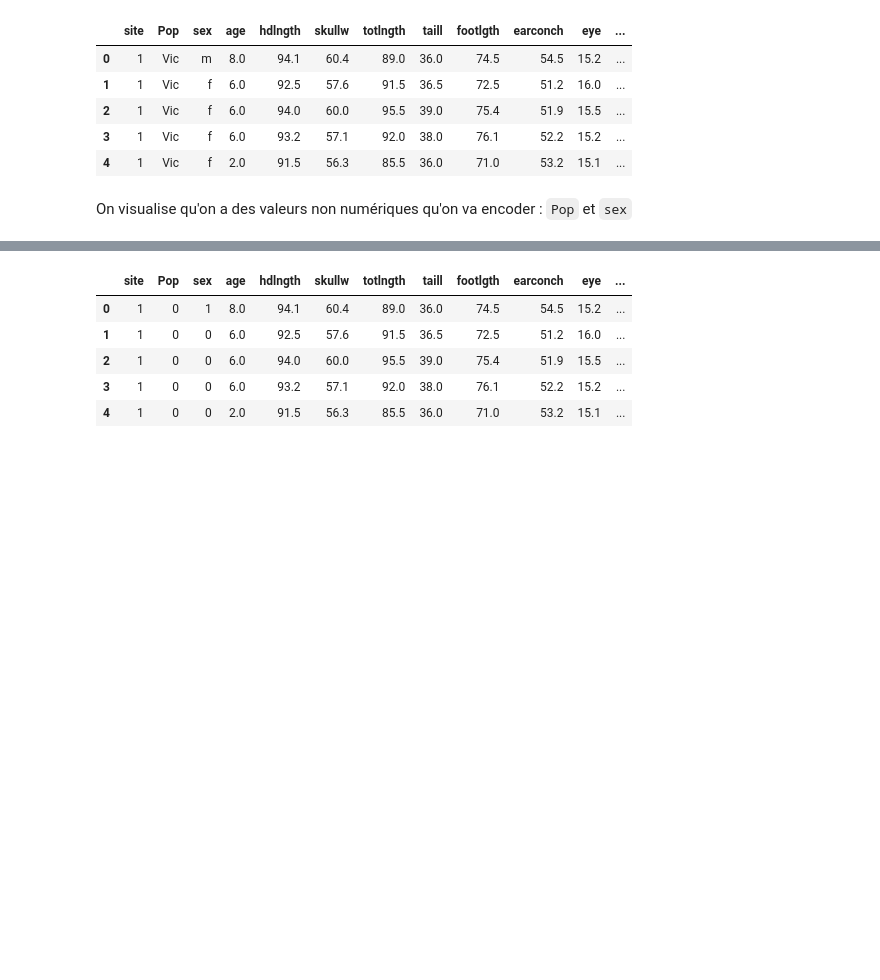
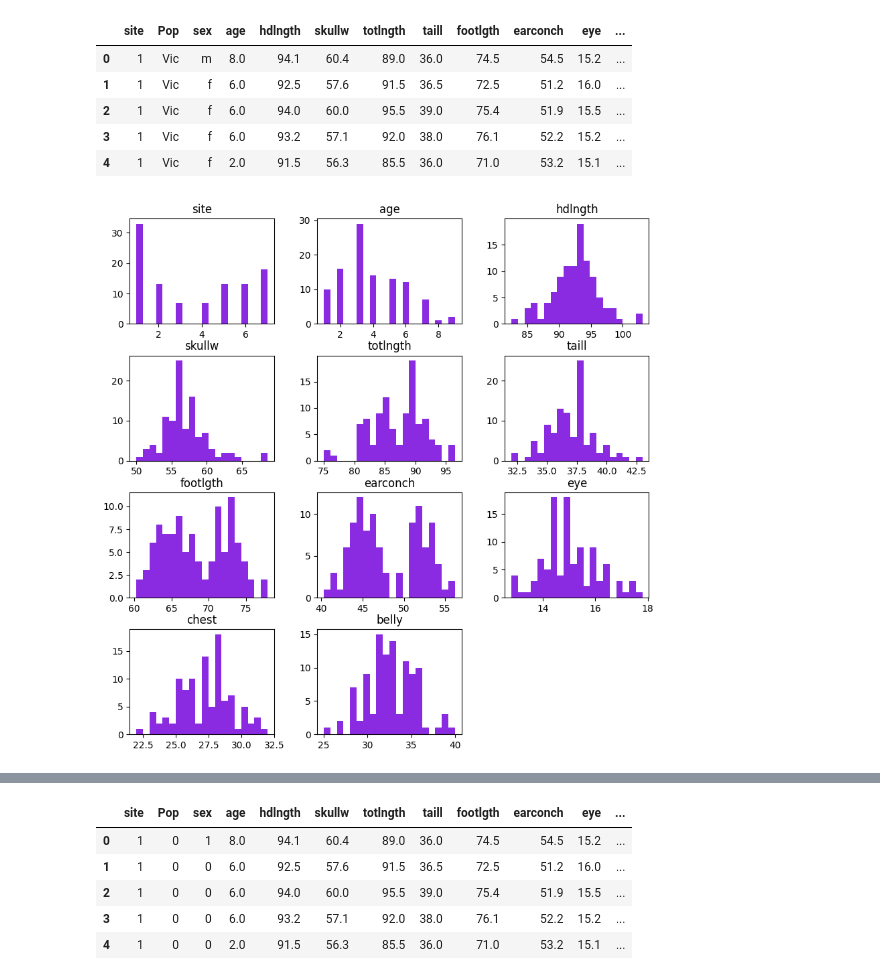
Before and after one commit to basileguerin/Brief_opossum, a Jupyter notebook: possum.ipynb, the cells around one changed output, grey strips where cells are left out. Drawn from its saved outputs; the diff is of its cells as text; code cells hidden in the pictures; blank space fills up the shorter version.

```diff
--- a/possum.ipynb
+++ b/possum.ipynb
@@ -116,5 +141,8 @@ df.head()
 | 2 | 1 | Vic | f | 6.0 | 94.0 | 60.0 | 95.5 | 39.0 | 75.4 | 51.9 | 15.5 | ... |
 | 3 | 1 | Vic | f | 6.0 | 93.2 | 57.1 | 92.0 | 38.0 | 76.1 | 52.2 | 15.2 | ... |
 | 4 | 1 | Vic | f | 2.0 | 91.5 | 56.3 | 85.5 | 36.0 | 71.0 | 53.2 | 15.1 | ... |
-# %% [markdown]
-On visualise qu'on a des valeurs non numériques qu'on va encoder : `Pop` et `sex`
+# %%
+numerical_features = df.drop(['Pop', 'sex'], axis=1)
+numerical_features.hist(figsize=(10,10), bins = 20, color = 'blueviolet', grid=False);
+# %% [output]
+[figure, added]
```
Also changed, not shown: parts of 20 cells of this notebook, 4 other files.
